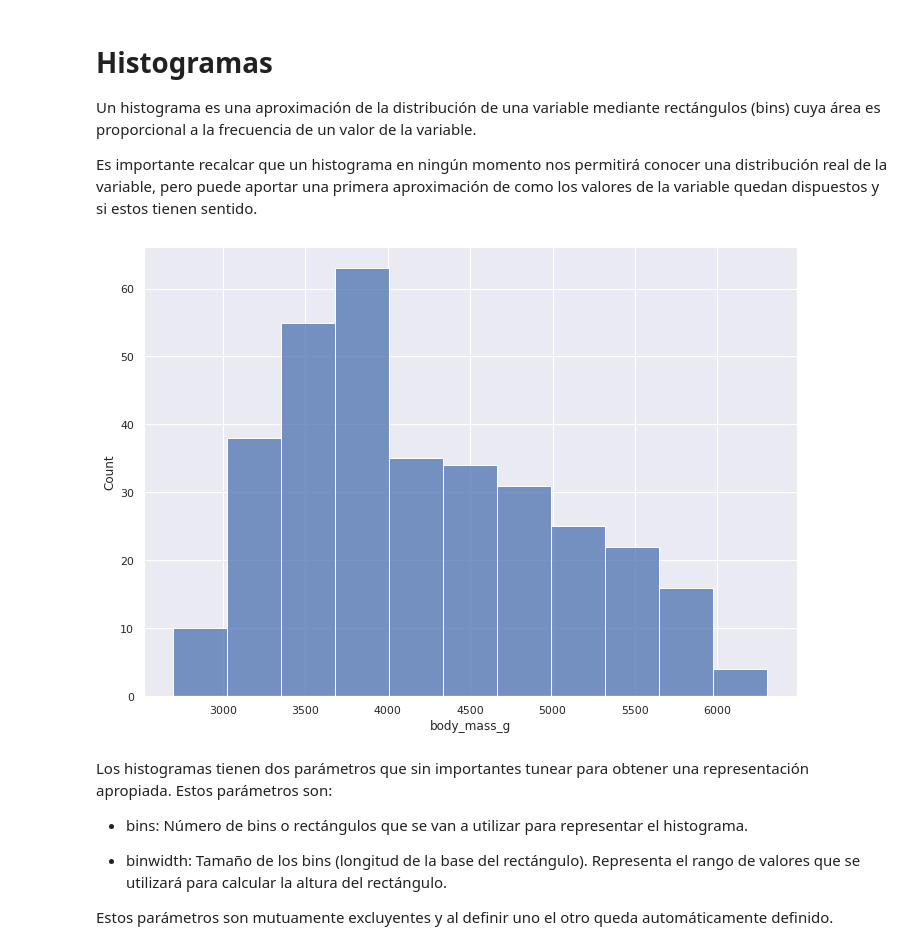
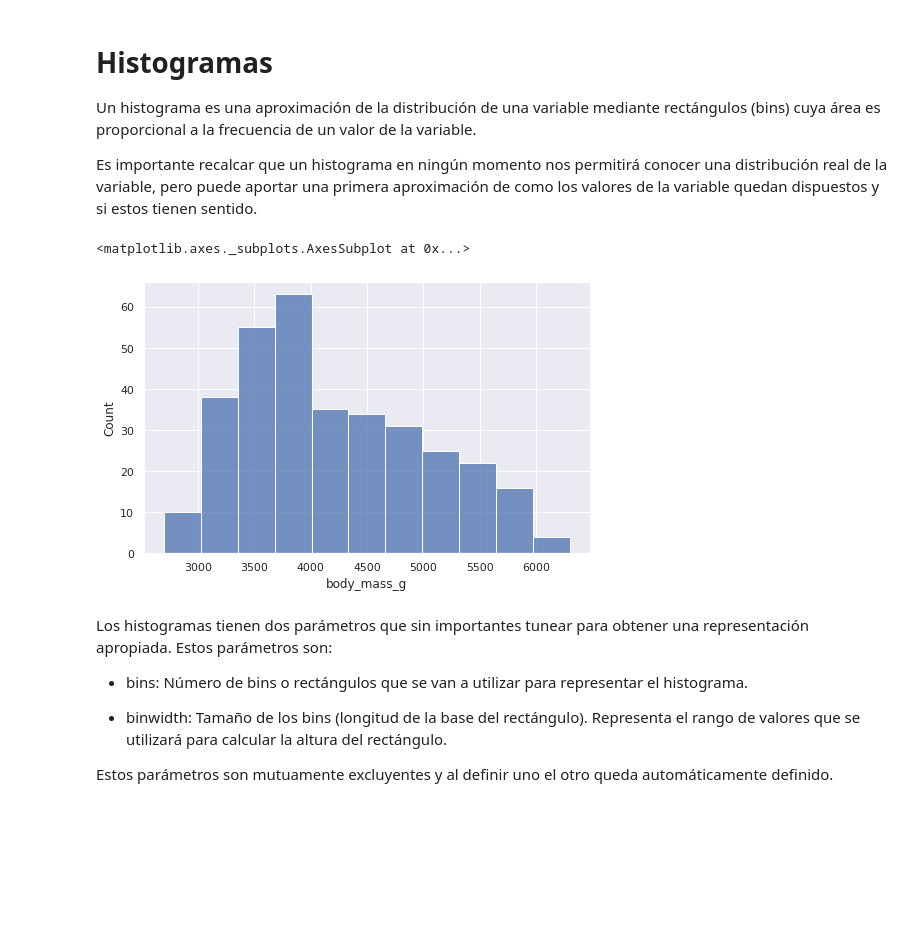
Before and after one commit to CuadraAlconero/IDAL_IA3_CuadraAlconero, a Jupyter notebook: Visualización.ipynb, the cells around one changed output. Saved outputs shown, nothing was run; the diff lists cells and outputs as text; code cells hidden in the pictures; blank space fills up the shorter version.

```diff
--- a/Visualización.ipynb
+++ b/Visualización.ipynb
@@ -26,8 +26,9 @@ Durante esta clase utilizaremos las librerías **pandas** (para procesar los dat
 # %%
 # Como importar las librerías
 import seaborn as sns
+import matplotlib.pyplot as plt
+import matplotlib.patches as patches
 import pandas as pd
-sns.set(rc={'figure.figsize':(11.7,8.27)})
 # %%
 dataset = sns.load_dataset("penguins")
 dataset.dropna(inplace=True)
@@ -108,9 +202,11 @@ Es importante recalcar que un histograma en ningún momento nos permitirá conoc
 dataset = sns.load_dataset("penguins")
 dataset.dropna(inplace=True)
 # %%
-fig = sns.histplot(data=dataset, x="body_mass_g")
+fig = plt.figure(figsize=(8,5))
+sns.histplot(data=dataset, x="body_mass_g")
 # %% [output]
+<matplotlib.axes._subplots.AxesSubplot at 0x...>
-[figure, old version]
+[figure, new version]
 # %% [markdown]
 Los histogramas tienen dos parámetros que sin importantes tunear para obtener una representación apropiada. Estos parámetros son:
 
```
Also changed, not shown: parts of 26 cells of this notebook.
